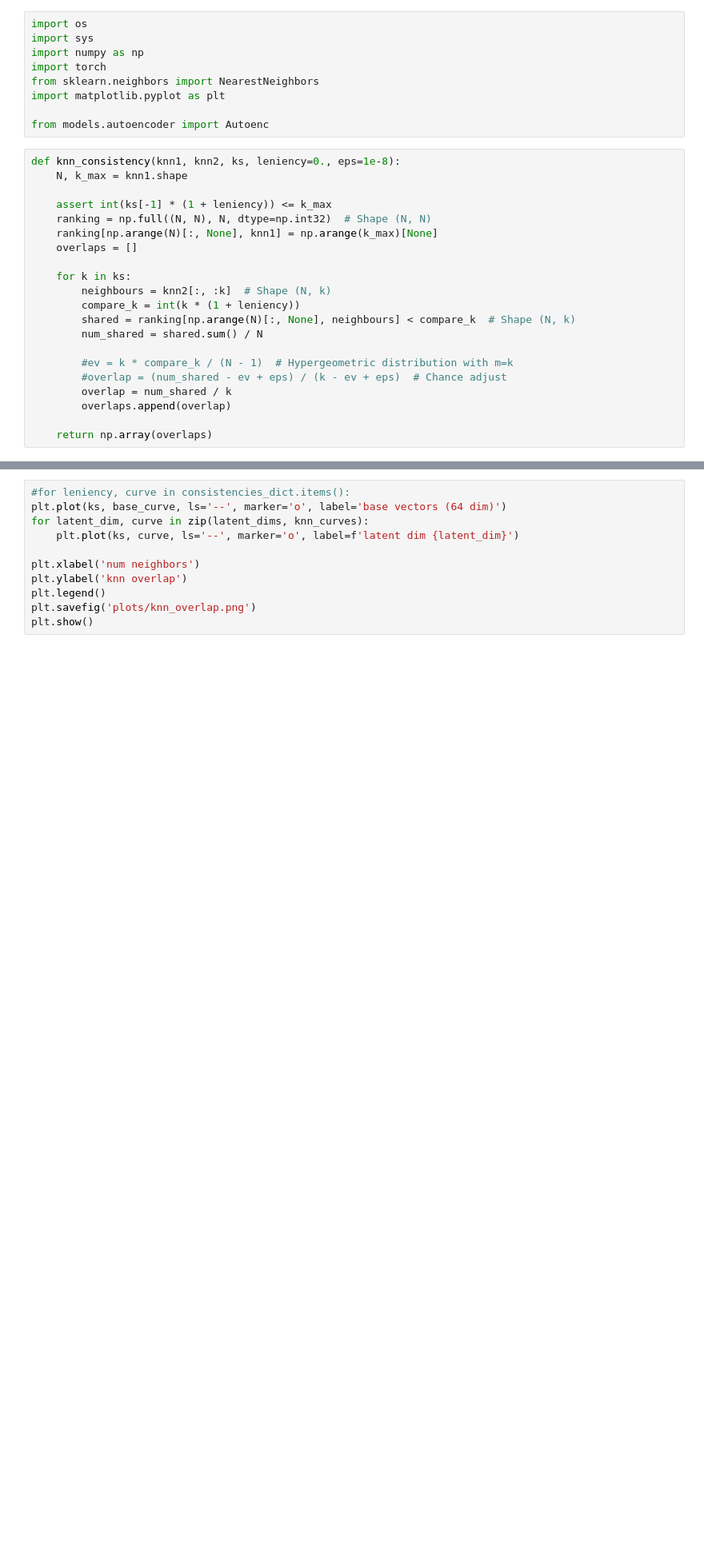
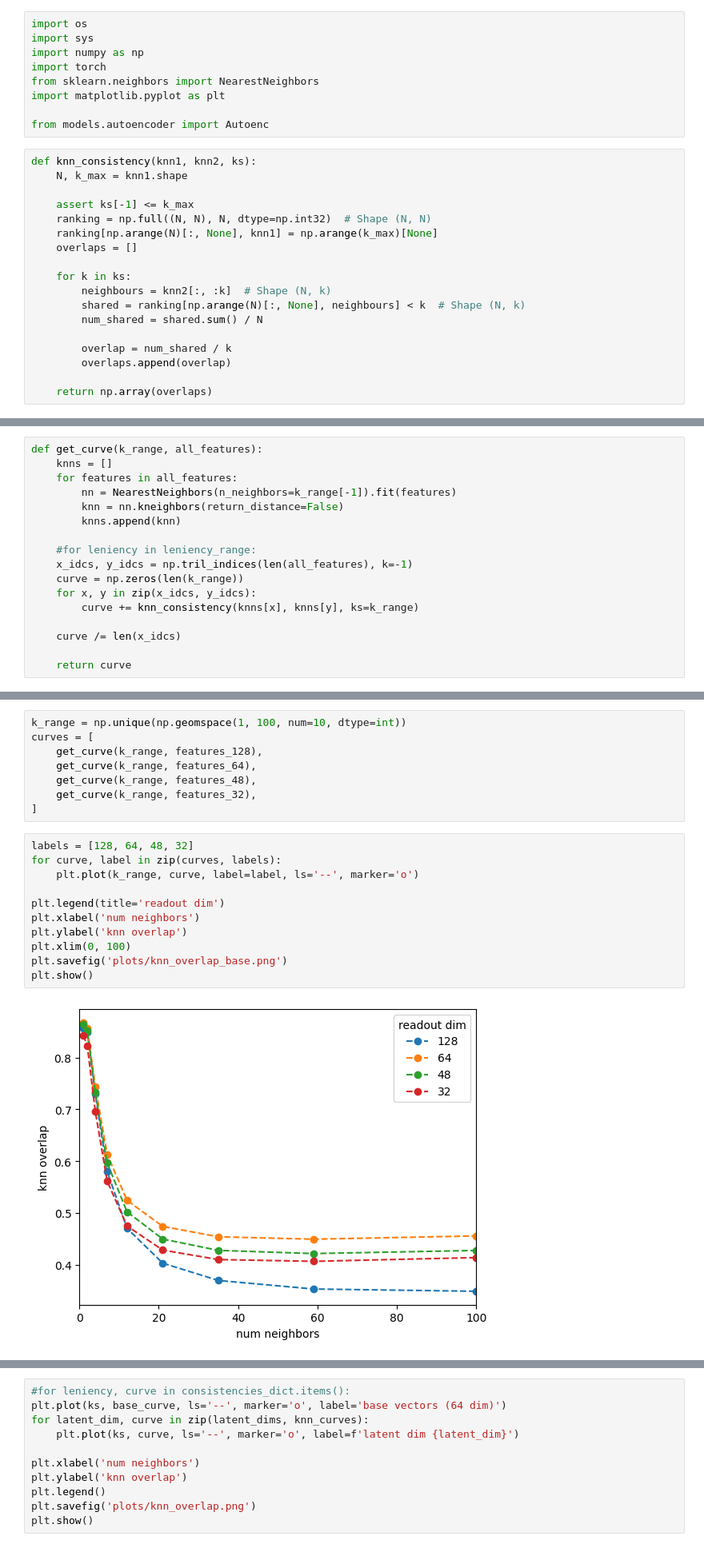
Before and after one commit to NathanSoeding/sensorium, a Jupyter notebook: small_readout_vectors/knn_consistency.ipynb, the cells around one changed output, grey strips where cells are left out. Shown at 80% size. Cells and saved outputs as stored; diff of their text form; blank space fills up the shorter version.

```diff
--- a/small_readout_vectors/knn_consistency.ipynb
+++ b/small_readout_vectors/knn_consistency.ipynb
@@ -8,22 +8,19 @@ import matplotlib.pyplot as plt
 
 from models.autoencoder import Autoenc
 # %%
-def knn_consistency(knn1, knn2, ks, leniency=0., eps=1e-8):
+def knn_consistency(knn1, knn2, ks):
     N, k_max = knn1.shape
 
-    assert int(ks[-1] * (1 + leniency)) <= k_max
+    assert ks[-1] <= k_max
     ranking = np.full((N, N), N, dtype=np.int32)  # Shape (N, N)
     ranking[np.arange(N)[:, None], knn1] = np.arange(k_max)[None]
     overlaps = []
 
     for k in ks:
         neighbours = knn2[:, :k]  # Shape (N, k)
-        compare_k = int(k * (1 + leniency))
-        shared = ranking[np.arange(N)[:, None], neighbours] < compare_k  # Shape (N, k)
+        shared = ranking[np.arange(N)[:, None], neighbours] < k  # Shape (N, k)
         num_shared = shared.sum() / N
 
-        #ev = k * compare_k / (N - 1)  # Hypergeometric distribution with m=k
-        #overlap = (num_shared - ev + eps) / (k - ev + eps)  # Chance adjust
         overlap = num_shared / k
         overlaps.append(overlap)
 
@@ -44,0 +43,17 @@ array([0.0275])
+# %%
+def get_curve(k_range, all_features):
+    knns = []
+    for features in all_features:
+        nn = NearestNeighbors(n_neighbors=k_range[-1]).fit(features)
+        knn = nn.kneighbors(return_distance=False)
+        knns.append(knn)
+
+    #for leniency in leniency_range:
+    x_idcs, y_idcs = np.tril_indices(len(all_features), k=-1)
+    curve = np.zeros(len(k_range))
+    for x, y in zip(x_idcs, y_idcs):
+        curve += knn_consistency(knns[x], knns[y], ks=k_range)
+
+    curve /= len(x_idcs)
+
+    return curve
@@ -45,2 +89,23 @@ array([0.0275])
+# %%
+k_range = np.unique(np.geomspace(1, 100, num=10, dtype=int))
+curves = [
+    get_curve(k_range, features_128),
+    get_curve(k_range, features_64),
+    get_curve(k_range, features_48),
+    get_curve(k_range, features_32),
+]
+# %%
+labels = [128, 64, 48, 32]
+for curve, label in zip(curves, labels):
+    plt.plot(k_range, curve, label=label, ls='--', marker='o')
+
+plt.legend(title='readout dim')
+plt.xlabel('num neighbors')
+plt.ylabel('knn overlap')
+plt.xlim(0, 100)
+plt.savefig('plots/knn_overlap_base.png')
+plt.show()
+# %% [output]
+[figure, added]
 # %%
 model_paths_128 = [
```
Also changed, not shown: parts of 51 cells of this notebook, 3 other files.
